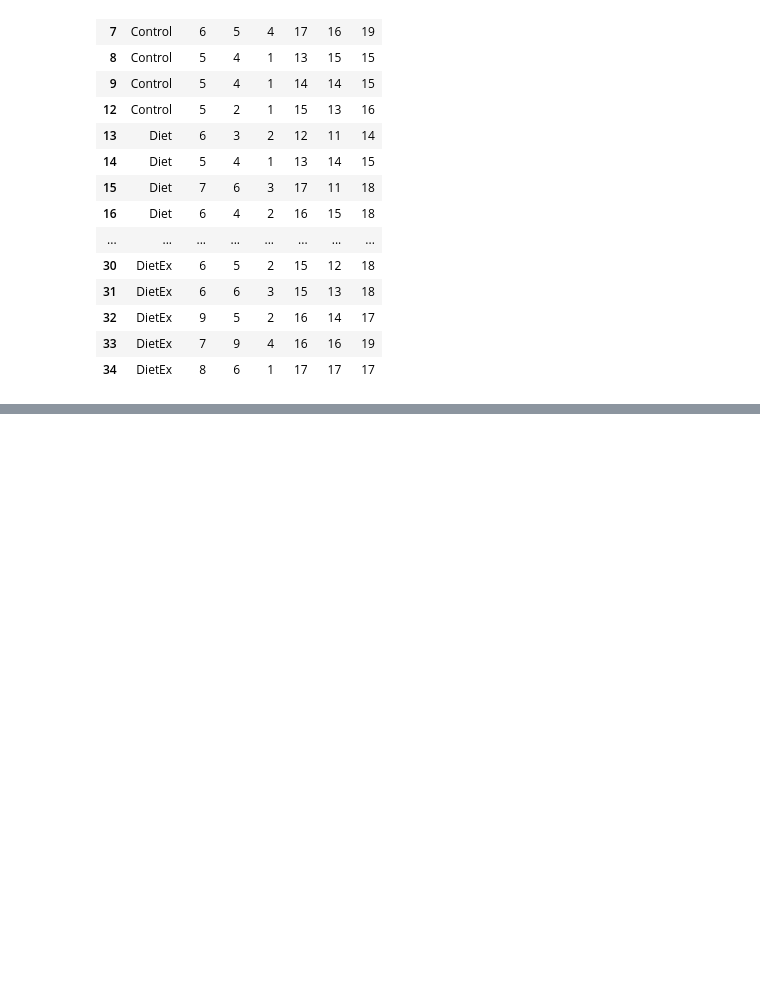
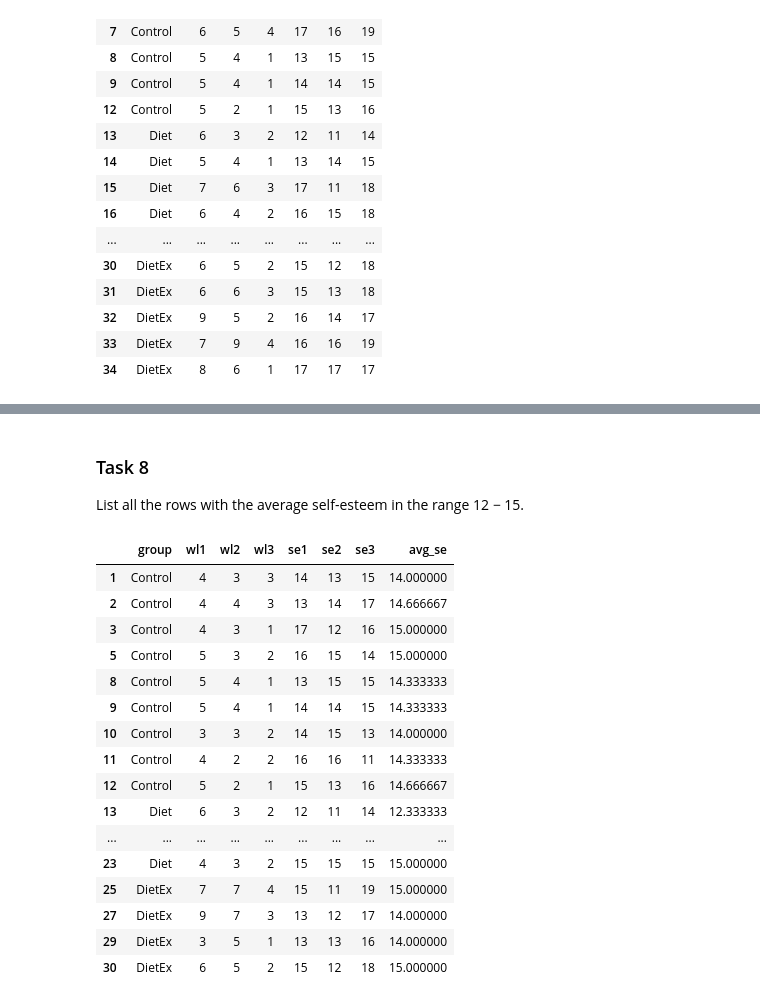
Before and after one commit to Yolonek/BigDataAlgorithms, a Jupyter notebook: List0/List0_Solved.ipynb, the cells around one changed output, grey strips where cells are left out. Cells and saved outputs as stored; diff of their text form; code cells hidden in the pictures; blank space fills up the shorter version.

```diff
--- a/List0/List0_Solved.ipynb
+++ b/List0/List0_Solved.ipynb
@@ -131,0 +157,23 @@ df[(df.wl1 > threshold) | (df.wl2 > threshold) | (df.wl3 > threshold)]
+# %% [markdown]
+### Task 8
+List all the rows with the average self-esteem in the range 12 − 15.
+# %%
+df[(df.avg_se >=12) & (df.avg_se <= 15)].head(head_length)
+# %% [output]
+|  | group | wl1 | wl2 | wl3 | se1 | se2 | se3 | avg_se |
+| 1 | Control | 4 | 3 | 3 | 14 | 13 | 15 | 14.000000 |
+| 2 | Control | 4 | 4 | 3 | 13 | 14 | 17 | 14.666667 |
+| 3 | Control | 4 | 3 | 1 | 17 | 12 | 16 | 15.000000 |
+| 5 | Control | 5 | 3 | 2 | 16 | 15 | 14 | 15.000000 |
+| 8 | Control | 5 | 4 | 1 | 13 | 15 | 15 | 14.333333 |
+| 9 | Control | 5 | 4 | 1 | 14 | 14 | 15 | 14.333333 |
+| 10 | Control | 3 | 3 | 2 | 14 | 15 | 13 | 14.000000 |
+| 11 | Control | 4 | 2 | 2 | 16 | 16 | 11 | 14.333333 |
+| 12 | Control | 5 | 2 | 1 | 15 | 13 | 16 | 14.666667 |
+| 13 | Diet | 6 | 3 | 2 | 12 | 11 | 14 | 12.333333 |
+| ... | ... | ... | ... | ... | ... | ... | ... | ... |
+| 23 | Diet | 4 | 3 | 2 | 15 | 15 | 15 | 15.000000 |
+| 25 | DietEx | 7 | 7 | 4 | 15 | 11 | 19 | 15.000000 |
+| 27 | DietEx | 9 | 7 | 3 | 13 | 12 | 17 | 14.000000 |
+| 29 | DietEx | 3 | 5 | 1 | 13 | 13 | 16 | 14.000000 |
+| 30 | DietEx | 6 | 5 | 2 | 15 | 12 | 18 | 15.000000 |
```
Also changed, not shown: parts of 17 cells of this notebook.
